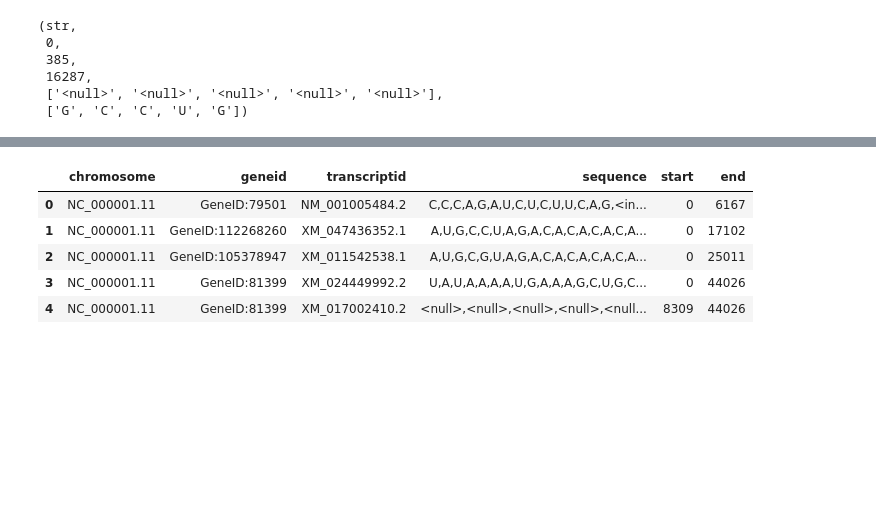
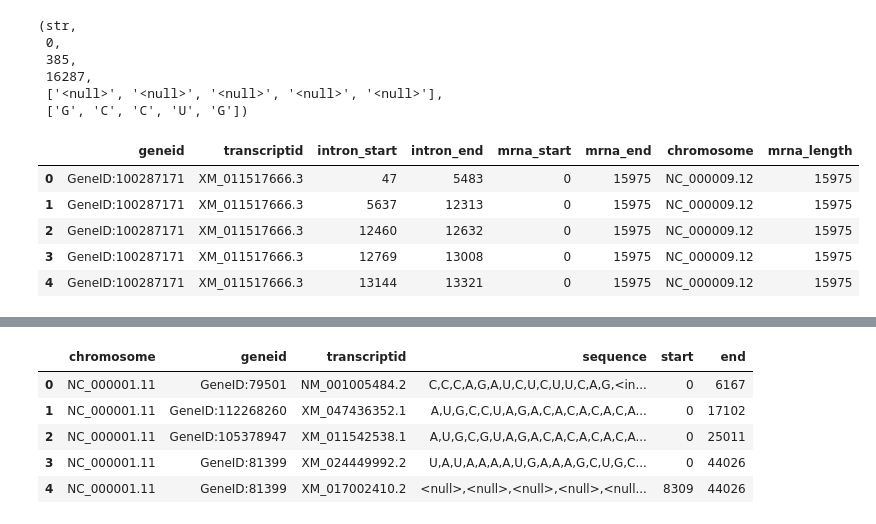
Before and after one commit to DataAndDeadlifts/main, a Jupyter notebook: nbs/03 training.transcription.generation.ipynb, the cells around one changed output, grey strips where cells are left out. Drawn from its saved outputs; the diff is of its cells as text; code cells hidden in the pictures; blank space fills up the shorter version.

```diff
--- a/nbs/03 training.transcription.generation.ipynb
+++ b/nbs/03 training.transcription.generation.ipynb
@@ -294,3 +294,16 @@ type(example_annotated_mrna), example_annotated_mrna.count("T"), example_annotat
  16287,
  ['<null>', '<null>', '<null>', '<null>', '<null>'],
  ['G', 'C', 'C', 'U', 'G'])
+# %%
+#| hide
+exception_chromosome = "NC_000009.12"
+exception_chromosome_intron_locations = get_intron_locations(intron_locations_path, exception_chromosome)
+exception_chromosome_intron_locations.loc[:, 'mrna_length'] = exception_chromosome_intron_locations.mrna_end - exception_chromosome_intron_locations.mrna_start
+exception_chromosome_intron_locations.head()
+# %% [output]
+|  | geneid | transcriptid | intron_start | intron_end | mrna_start | mrna_end | chromosome | mrna_length |
+| 0 | GeneID:100287171 | XM_011517666.3 | 47 | 5483 | 0 | 15975 | NC_000009.12 | 15975 |
+| 1 | GeneID:100287171 | XM_011517666.3 | 5637 | 12313 | 0 | 15975 | NC_000009.12 | 15975 |
+| 2 | GeneID:100287171 | XM_011517666.3 | 12460 | 12632 | 0 | 15975 | NC_000009.12 | 15975 |
+| 3 | GeneID:100287171 | XM_011517666.3 | 12769 | 13008 | 0 | 15975 | NC_000009.12 | 15975 |
+| 4 | GeneID:100287171 | XM_011517666.3 | 13144 | 13321 | 0 | 15975 | NC_000009.12 | 15975 |
```
Also changed, not shown: parts of 4 cells of this notebook, 1 other file.
